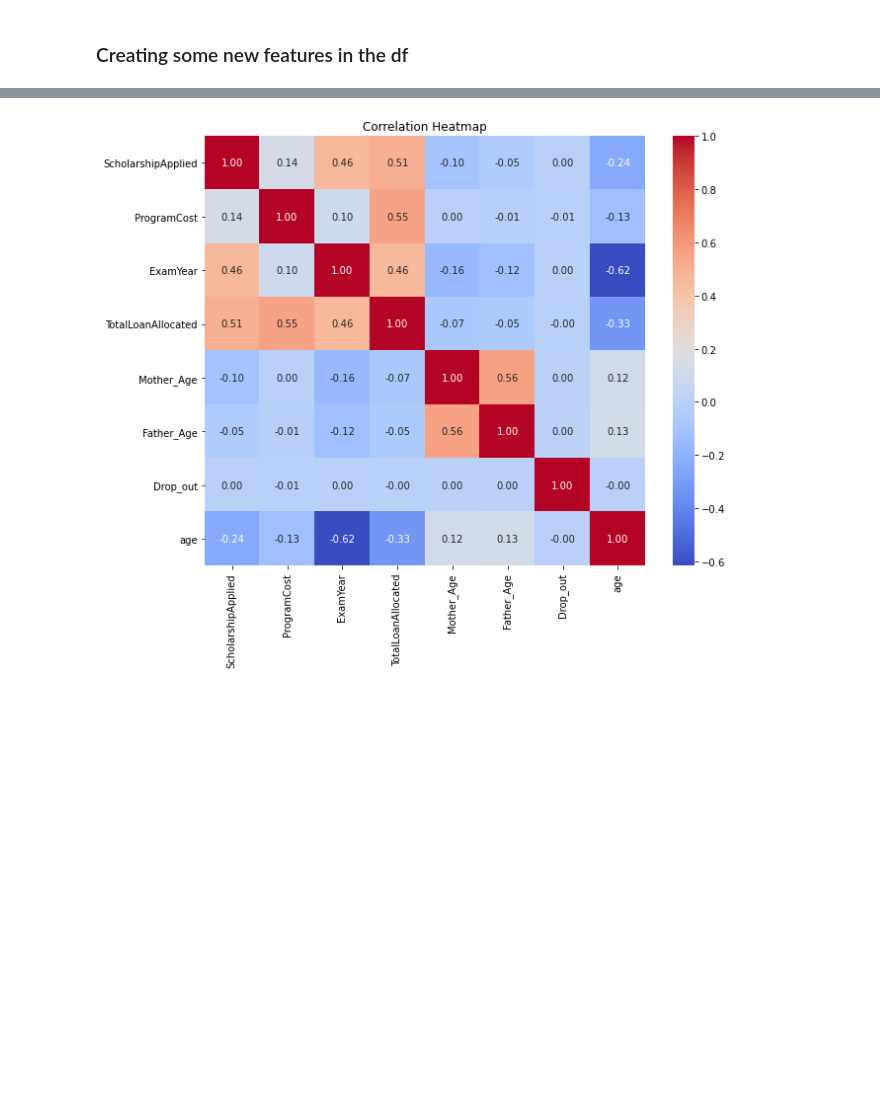
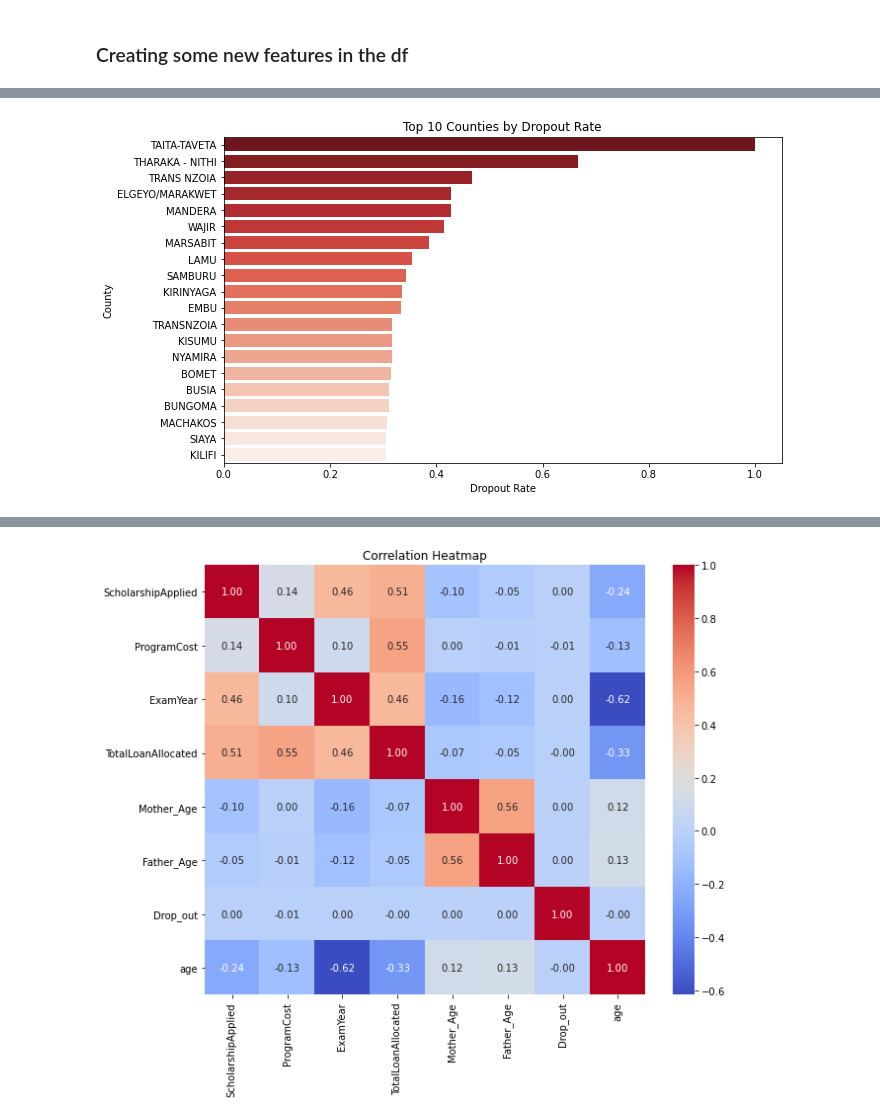
Before and after one commit to geoffreykemboi/Student_dropout_prediction_project, a Jupyter notebook: index.ipynb, the cells around one changed output, grey strips where cells are left out. Cells and saved outputs as stored; diff of their text form; code cells hidden in the pictures; blank space fills up the shorter version.

```diff
--- a/index.ipynb
+++ b/index.ipynb
@@ -234,3 +387,23 @@ School_df.head(10)
 | 17 | Male | 1991-10-01 | HOMA BAY | 0 | Mount Kenya University | 110000.0 | HealthRecordsMgt | ... |
 | 19 | Male | 1996-05-28 | HOMA BAY | 0 | Mount Kenya University | 110000.0 | Education | ... |
 | 22 | Male | 1996-11-11 | NYAMIRA | 0 | Mount Kenya University | 111000.0 | Humanity | ... |
+# %%
+School_df.groupby('County')['Drop_out'].mean().sort_values(ascending=False)
+top_counties = (
+    School_df.groupby('County')['Drop_out']
+    .mean()
+    .sort_values(ascending=False)
+    .head(20)
+    .reset_index()
+)
+plt.figure(figsize=(10,6))
+
+sns.barplot(data=top_counties, x='Drop_out', y='County', palette='Reds_r')
+
+plt.title('Top 10 Counties by Dropout Rate')
+plt.xlabel('Dropout Rate')
+plt.ylabel('County')
+
+plt.show()
+# %% [output]
+[figure, added]
```
Also changed, not shown: parts of 23 cells of this notebook.
